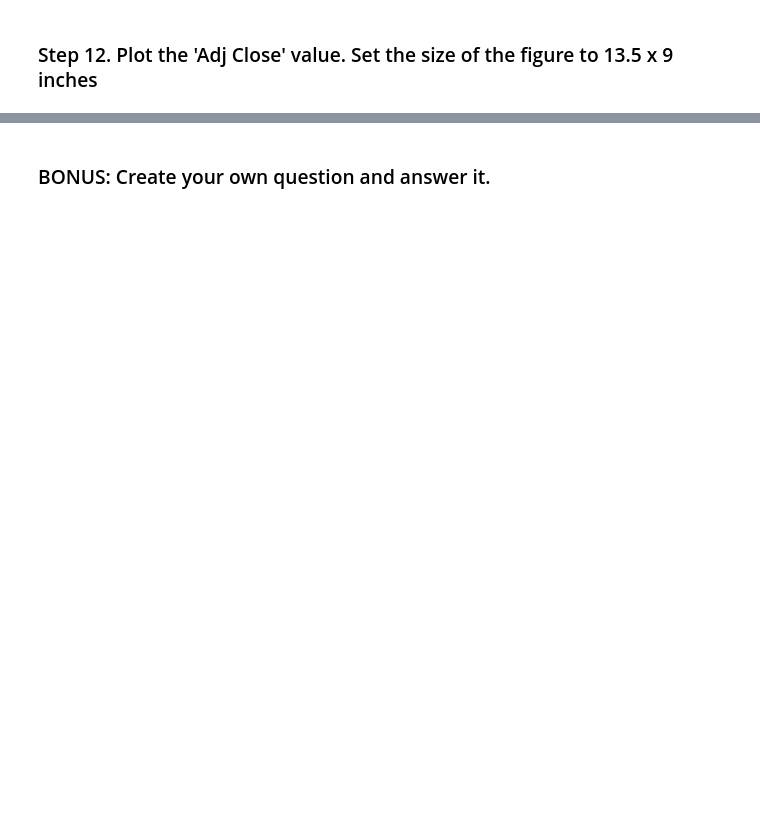
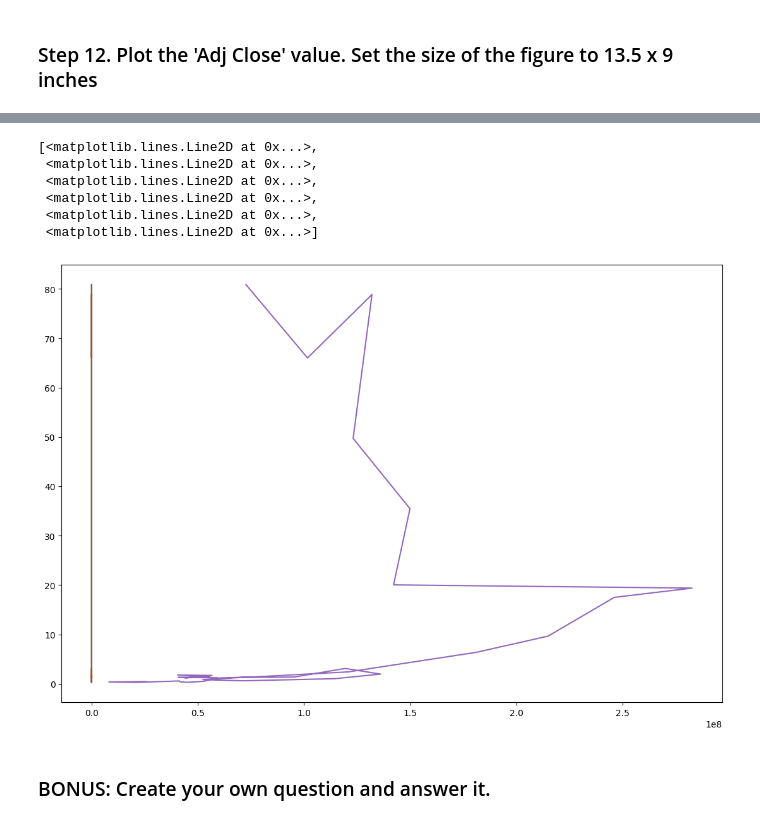
Before and after one commit to zinduaschool/pandasweeklyproject-Doclikam, a Jupyter notebook: 09_Time_Series/Apple_Stock/Exercises.ipynb, the cells around one changed output, grey strips where cells are left out. Cells and saved outputs as stored; diff of their text form; code cells hidden in the pictures; blank space fills up the shorter version.

```diff
--- a/09_Time_Series/Apple_Stock/Exercises.ipynb
+++ b/09_Time_Series/Apple_Stock/Exercises.ipynb
@@ -150,2 +144,14 @@ KeyError: 'Date'
+# %%
+
+
+plt.plot(x,y)
+# %% [output]
+[<matplotlib.lines.Line2D at 0x...>,
+ <matplotlib.lines.Line2D at 0x...>,
+ <matplotlib.lines.Line2D at 0x...>,
+ <matplotlib.lines.Line2D at 0x...>,
+ <matplotlib.lines.Line2D at 0x...>,
+ <matplotlib.lines.Line2D at 0x...>]
+[figure, added]
 # %% [markdown]
 ### BONUS: Create your own question and answer it.
```
Also changed, not shown: parts of 5 cells of this notebook, 2 other files.
